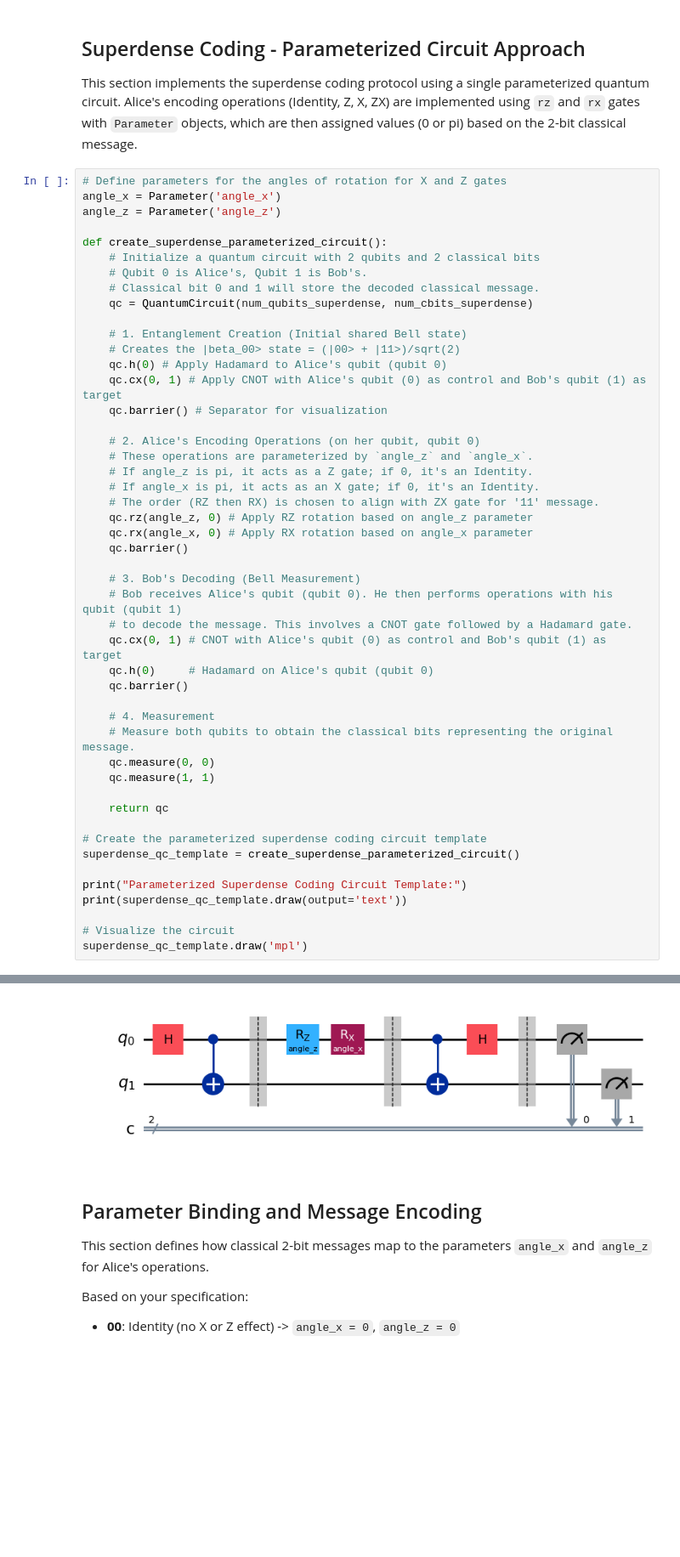
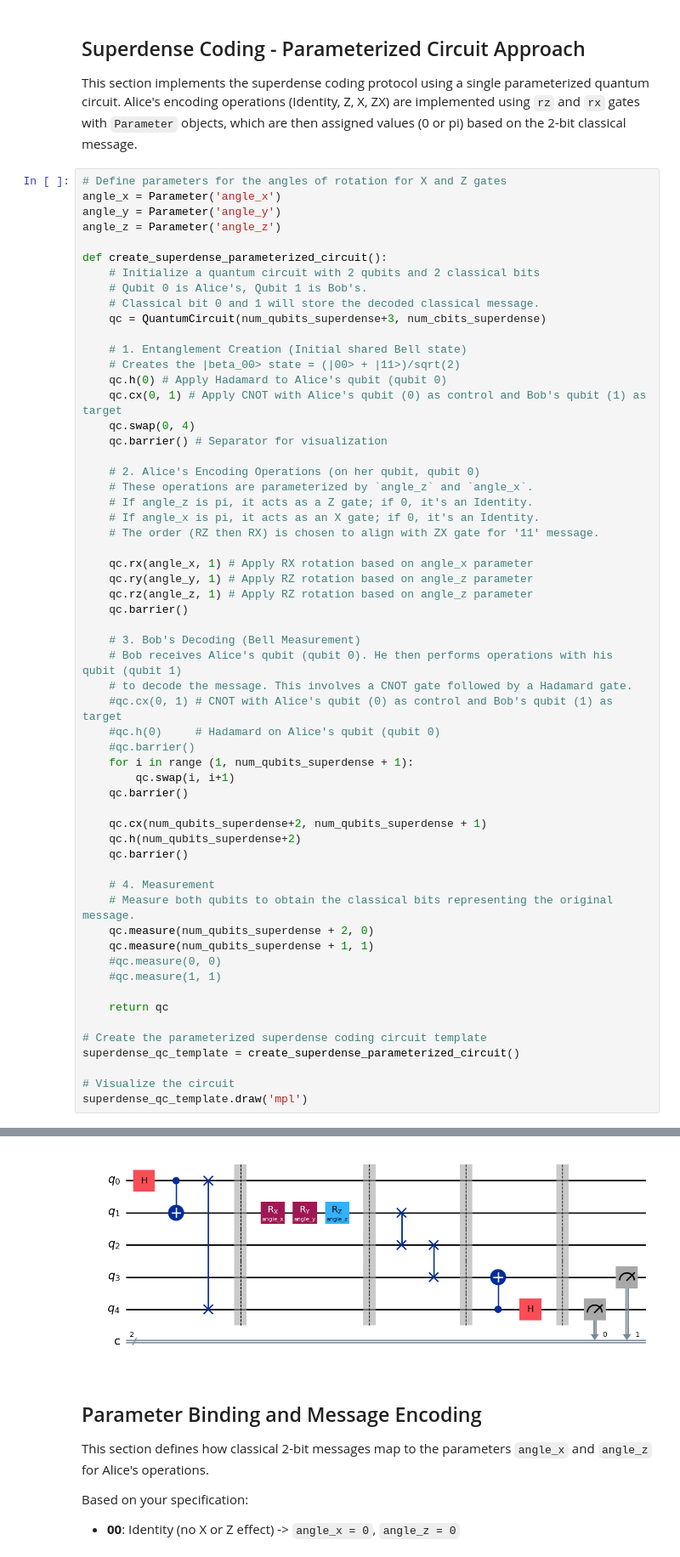
Before and after one commit to CalebCeravolo/Quantum-Hardware-Superdense-Coding, a Jupyter notebook: superdense.ipynb, the cells around one changed output, grey strips where cells are left out. Shown at 85% size. Drawn from its saved outputs; the diff is of its cells as text; blank space fills up the shorter version.

Commit message:
updated circuit

```diff
--- a/superdense.ipynb
+++ b/superdense.ipynb
@@ -27,18 +27,20 @@ This section implements the superdense coding protocol using a single parameteri
 # %%
 # Define parameters for the angles of rotation for X and Z gates
 angle_x = Parameter('angle_x')
+angle_y = Parameter('angle_y')
 angle_z = Parameter('angle_z')
 
 def create_superdense_parameterized_circuit():
     # Initialize a quantum circuit with 2 qubits and 2 classical bits
     # Qubit 0 is Alice's, Qubit 1 is Bob's.
     # Classical bit 0 and 1 will store the decoded classical message.
-    qc = QuantumCircuit(num_qubits_superdense, num_cbits_superdense)
+    qc = QuantumCircuit(num_qubits_superdense+3, num_cbits_superdense)
 
     # 1. Entanglement Creation (Initial shared Bell state)
     # Creates the |beta_00> state = (|00> + |11>)/sqrt(2)
     qc.h(0) # Apply Hadamard to Alice's qubit (qubit 0)
     qc.cx(0, 1) # Apply CNOT with Alice's qubit (0) as control and Bob's qubit (1) as target
+    qc.swap(0, 4)
     qc.barrier() # Separator for visualization
 
     # 2. Alice's Encoding Operations (on her qubit, qubit 0)
@@ -46,30 +48,38 @@ def create_superdense_parameterized_circuit():
     # If angle_z is pi, it acts as a Z gate; if 0, it's an Identity.
     # If angle_x is pi, it acts as an X gate; if 0, it's an Identity.
     # The order (RZ then RX) is chosen to align with ZX gate for '11' message.
-    qc.rz(angle_z, 0) # Apply RZ rotation based on angle_z parameter
-    qc.rx(angle_x, 0) # Apply RX rotation based on angle_x parameter
+
+    qc.rx(angle_x, 1) # Apply RX rotation based on angle_x parameter
+    qc.ry(angle_y, 1) # Apply RZ rotation based on angle_z parameter
+    qc.rz(angle_z, 1) # Apply RZ rotation based on angle_z parameter
     qc.barrier()
 
     # 3. Bob's Decoding (Bell Measurement)
     # Bob receives Alice's qubit (qubit 0). He then performs operations with his qubit (qubit 1)
     # to decode the message. This involves a CNOT gate followed by a Hadamard gate.
-    qc.cx(0, 1) # CNOT with Alice's qubit (0) as control and Bob's qubit (1) as target
-    qc.h(0)     # Hadamard on Alice's qubit (qubit 0)
+    #qc.cx(0, 1) # CNOT with Alice's qubit (0) as control and Bob's qubit (1) as target
+    #qc.h(0)     # Hadamard on Alice's qubit (qubit 0)
+    #qc.barrier()
+    for i in range (1, num_qubits_superdense + 1):
+        qc.swap(i, i+1)
+    qc.barrier()
+
+    qc.cx(num_qubits_superdense+2, num_qubits_superdense + 1)
+    qc.h(num_qubits_superdense+2)
     qc.barrier()
 
     # 4. Measurement
     # Measure both qubits to obtain the classical bits representing the original message.
-    qc.measure(0, 0)
-    qc.measure(1, 1)
+    qc.measure(num_qubits_superdense + 2, 0)
+    qc.measure(num_qubits_superdense + 1, 1)
+    #qc.measure(0, 0)
+    #qc.measure(1, 1)
 
     return qc
 
 # Create the parameterized superdense coding circuit template
 superdense_qc_template = create_superdense_parameterized_circuit()
 
-print("Parameterized Superdense Coding Circuit Template:")
-print(superdense_qc_template.draw(output='text'))
-
 # Visualize the circuit
 superdense_qc_template.draw('mpl')
 # %% [output]
@@ -84,4 +86,4 @@ c: 2/═════════════════════════
-[figure, old version]
+[figure, new version]
 # %% [markdown]
 ## Parameter Binding and Message Encoding
 
```
Also changed, not shown: parts of 1 cell of this notebook.
